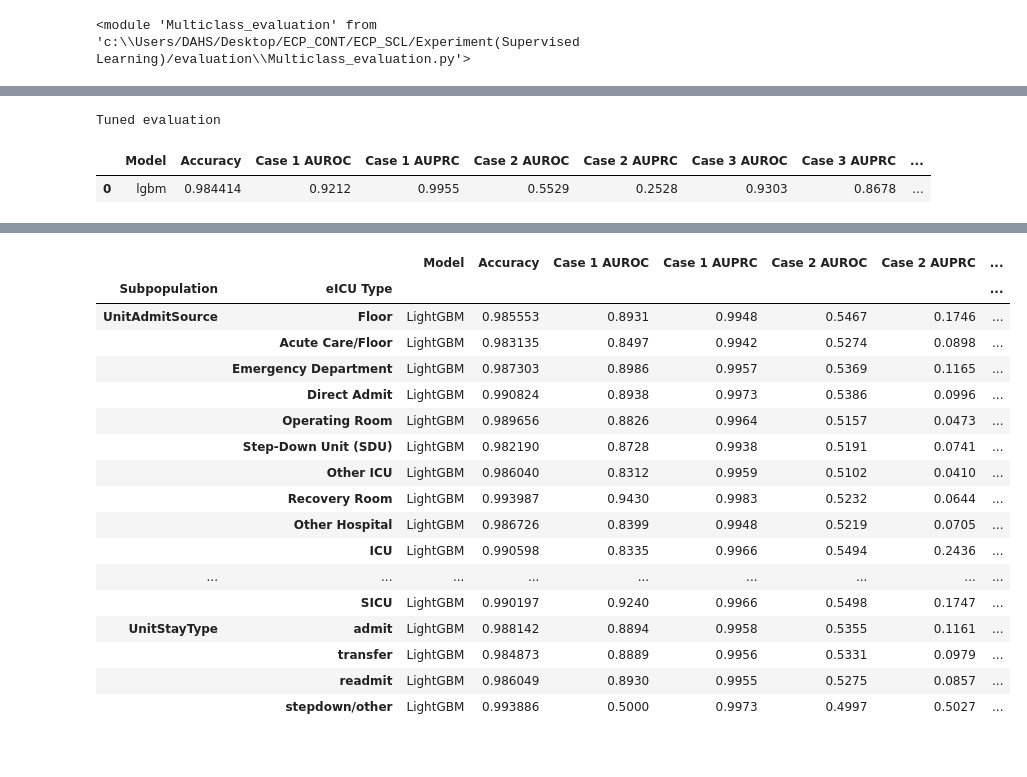
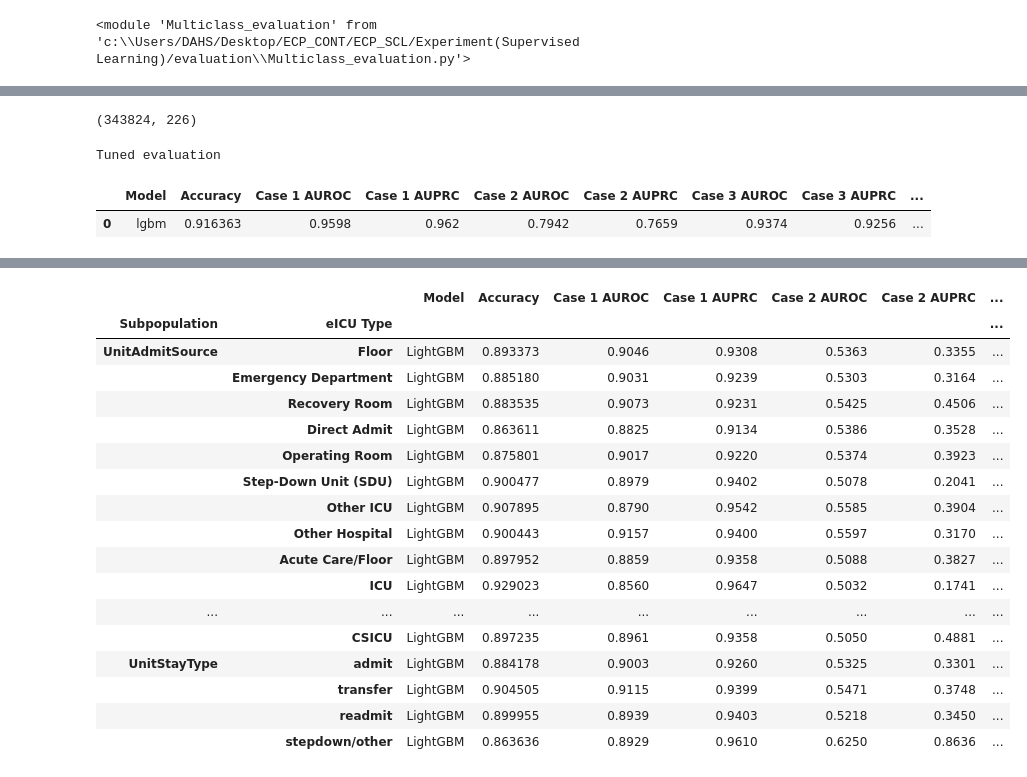
Before and after one commit to Jeong-Eul/CLEAR-Shock, a Jupyter notebook: Experiment(Supervised Learning)/training/Baseline Multiclass.ipynb, the cells around one changed output, grey strips where cells are left out. Saved outputs shown, nothing was run; the diff lists cells and outputs as text; code cells hidden in the pictures.

```diff
--- a/Experiment(Supervised Learning)/training/Baseline Multiclass.ipynb
+++ b/Experiment(Supervised Learning)/training/Baseline Multiclass.ipynb
@@ -157,7 +115,0 @@ result.to_excel(excel_writer='internal_validation_baseline_method.xlsx')
-# %%
-reload(Multiclass_evaluation)
-
-X_train, y_train, output = split.split_X_Y(mimic_train[mimic_train['stay_id'].isin(eventset.stay_id.unique())], mode = 'mimic')
-X_valid, y_valid, valid_output = split.split_X_Y(mimic_valid[mimic_valid['stay_id'].isin(eventset.stay_id.unique())], mode = 'mimic')
-
-models, result = Multiclass_evaluation.create_analysis(eventset, X_train, y_train, X_valid, valid_output, mode = 'base')
@@ -171,0 +116,11 @@ models, result = Multiclass_evaluation.create_analysis(eventset, X_train, y_trai
+# %%
+lgbm_wrapper = LGBMClassifier(n_estimators = 10, random_state = 42, extra_trees = True, verbose=-1)
+
+lgbm_wrapper.fit(X_train, y_train)
+
+valid_preds = lgbm_wrapper.predict(X_valid)
+valid_output['prediction_label'] = valid_preds
+valid_output['prediction_prob_1'] = lgbm_wrapper.predict_proba(X_valid)[:,0]
+valid_output['prediction_prob_2'] = lgbm_wrapper.predict_proba(X_valid)[:,1]
+valid_output['prediction_prob_3'] = lgbm_wrapper.predict_proba(X_valid)[:,2]
+valid_output['prediction_prob_4'] = lgbm_wrapper.predict_proba(X_valid)[:,3]
@@ -185,17 +173,16 @@ reload(classifier_ML)
 
 sampler = TPESampler(seed=10)
 
-X_train, y_train, output = split.split_X_Y(mimic_train[mimic_train['stay_id'].isin(eventset.stay_id.unique())], mode = 'mimic')
-X_valid, y_valid, valid_output = split.split_X_Y(mimic_valid, mode = 'mimic')
-
 def objective(trial):
 
     param = {
         'objective': 'multiclass',
         'verbose': -1,
         'metric': 'multi_logloss',
+        'extra_trees': trial.suggest_categorical('extra_trees', [True, False]),
+        'class_weight': trial.suggest_categorical('class_weight', ['balanced', None]),
         "num_class": 4,
-        'max_depth': trial.suggest_int('max_depth',10, 100),
+        'max_depth': trial.suggest_int('max_depth',10, 300),
         "lambda_l1": trial.suggest_float("lambda_l1", 1e-8, 10.0, log=True),
         "lambda_l2": trial.suggest_float("lambda_l2", 1e-8, 10.0, log=True),
         'n_estimators': trial.suggest_int('n_estimators', 9, 11),
@@ -204,7 +191,7 @@ def objective(trial):
 
     }
 
-    model = LGBMClassifier(**param, early_stopping_rounds=25, extra_trees = True, random_state =42)
+    model = LGBMClassifier(**param, early_stopping_rounds=25, random_state =42)
     lgb_model = model.fit(X_train, y_train, eval_set=[(X_valid, y_valid)])
     valid_preds = lgb_model.predict(X_valid)
     valid_output['prediction_label'] = valid_preds
@@ -212,7 +199,7 @@ def objective(trial):
 
     result = Multiclass_evaluation.MULT_evaluation(valid_output, eventset, 'lgbm', 'mimic')
 
-    return result['Case 2 Score'].values[0]
+    return result['Case 2 AUPRC'].values[0]
 
 study_lgb = optuna.create_study(direction='maximize', sampler=sampler)
 study_lgb.optimize(objective, n_trials=30)
@@ -250,16 +226,14 @@ KeyboardInterrupt:
+# %%
+X_train.shape
+# %% [output]
+(343824, 226)
 # %%
 reload(Multiclass_evaluation)
 
-# lgbm_tune = LGBMClassifier(max_depth = 82, lambda_l1 = 8.712893661203505e-06, lambda_l2 = 6.936859625682649e-06,
-#                            learning_rate = 0.00035344989482578203,
-#                            n_estimators = 10, min_child_samples = 6, subsample = 0.6049342836247393,
-#                            random_state = 42, extra_trees = True, verbose=-1, class_weight='balanced')
+lgbm_tune = LGBMClassifier(max_depth = 16, lambda_l1 =  0.00931643639022381, lambda_l2 = 5.281604602569073e-05,
 
-
-lgbm_tune = LGBMClassifier(max_depth = 82, lambda_l1 = 8.712893661203505e-06, lambda_l2 = 6.936859625682649e-06,
-
-                           n_estimators = 10, min_child_samples = 6, subsample = 0.6049342836247393,
-                           random_state = 42, extra_trees = True, verbose=-1)
+                           n_estimators = 11, min_child_samples = 5, subsample =  0.43471511774827337,
+                           random_state = 42, extra_trees = False, verbose=-1)
 
 
 lgbm_tune.fit(X_train, y_train)
@@ -273,10 +247,10 @@ print('Tuned evaluation')
 display(validation_tune)
 
 result_external = Multiclass_evaluation.external_evaluation(unitadmitsource, unittype, unitstaytype, lgbm_tune, 'LightGBM', event_eicu)
-result_external.to_excel(excel_writer='external_validation_baseline_method.xlsx')
+# result_external.to_excel(excel_writer='external_validation_baseline_method.xlsx')
 # %% [output]
 Tuned evaluation
 |  | Model | Accuracy | Case 1 AUROC | Case 1 AUPRC | Case 2 AUROC | Case 2 AUPRC | Case 3 AUROC | Case 3 AUPRC | ... |
-| 0 | lgbm | 0.984414 | 0.9212 | 0.9955 | 0.5529 | 0.2528 | 0.9303 | 0.8678 | ... |
+| 0 | lgbm | 0.916363 | 0.9598 | 0.962 | 0.7942 | 0.7659 | 0.9374 | 0.9256 | ... |
 [Starting eICU-Test]
 eICU-UnitAdmitSource...
@@ -286,18 +268,18 @@ ZeroDivisionError
 |  |  | Model | Accuracy | Case 1 AUROC | Case 1 AUPRC | Case 2 AUROC | Case 2 AUPRC | ... |
 | Subpopulation | eICU Type |  |  |  |  |  |  | ... |
-| UnitAdmitSource | Floor | LightGBM | 0.985553 | 0.8931 | 0.9948 | 0.5467 | 0.1746 | ... |
-|  | Acute Care/Floor | LightGBM | 0.983135 | 0.8497 | 0.9942 | 0.5274 | 0.0898 | ... |
-|  | Emergency Department | LightGBM | 0.987303 | 0.8986 | 0.9957 | 0.5369 | 0.1165 | ... |
-|  | Direct Admit | LightGBM | 0.990824 | 0.8938 | 0.9973 | 0.5386 | 0.0996 | ... |
-|  | Operating Room | LightGBM | 0.989656 | 0.8826 | 0.9964 | 0.5157 | 0.0473 | ... |
-|  | Step-Down Unit (SDU) | LightGBM | 0.982190 | 0.8728 | 0.9938 | 0.5191 | 0.0741 | ... |
-|  | Other ICU | LightGBM | 0.986040 | 0.8312 | 0.9959 | 0.5102 | 0.0410 | ... |
-|  | Recovery Room | LightGBM | 0.993987 | 0.9430 | 0.9983 | 0.5232 | 0.0644 | ... |
-|  | Other Hospital | LightGBM | 0.986726 | 0.8399 | 0.9948 | 0.5219 | 0.0705 | ... |
-|  | ICU | LightGBM | 0.990598 | 0.8335 | 0.9966 | 0.5494 | 0.2436 | ... |
+| UnitAdmitSource | Floor | LightGBM | 0.893373 | 0.9046 | 0.9308 | 0.5363 | 0.3355 | ... |
+|  | Emergency Department | LightGBM | 0.885180 | 0.9031 | 0.9239 | 0.5303 | 0.3164 | ... |
+|  | Recovery Room | LightGBM | 0.883535 | 0.9073 | 0.9231 | 0.5425 | 0.4506 | ... |
+|  | Direct Admit | LightGBM | 0.863611 | 0.8825 | 0.9134 | 0.5386 | 0.3528 | ... |
+|  | Operating Room | LightGBM | 0.875801 | 0.9017 | 0.9220 | 0.5374 | 0.3923 | ... |
+|  | Step-Down Unit (SDU) | LightGBM | 0.900477 | 0.8979 | 0.9402 | 0.5078 | 0.2041 | ... |
+|  | Other ICU | LightGBM | 0.907895 | 0.8790 | 0.9542 | 0.5585 | 0.3904 | ... |
+|  | Other Hospital | LightGBM | 0.900443 | 0.9157 | 0.9400 | 0.5597 | 0.3170 | ... |
+|  | Acute Care/Floor | LightGBM | 0.897952 | 0.8859 | 0.9358 | 0.5088 | 0.3827 | ... |
+|  | ICU | LightGBM | 0.929023 | 0.8560 | 0.9647 | 0.5032 | 0.1741 | ... |
 | ... | ... | ... | ... | ... | ... | ... | ... | ... |
-|  | SICU | LightGBM | 0.990197 | 0.9240 | 0.9966 | 0.5498 | 0.1747 | ... |
-| UnitStayType | admit | LightGBM | 0.988142 | 0.8894 | 0.9958 | 0.5355 | 0.1161 | ... |
-|  | transfer | LightGBM | 0.984873 | 0.8889 | 0.9956 | 0.5331 | 0.0979 | ... |
-|  | readmit | LightGBM | 0.986049 | 0.8930 | 0.9955 | 0.5275 | 0.0857 | ... |
-|  | stepdown/other | LightGBM | 0.993886 | 0.5000 | 0.9973 | 0.4997 | 0.5027 | ... |
+|  | CSICU | LightGBM | 0.897235 | 0.8961 | 0.9358 | 0.5050 | 0.4881 | ... |
+| UnitStayType | admit | LightGBM | 0.884178 | 0.9003 | 0.9260 | 0.5325 | 0.3301 | ... |
+|  | transfer | LightGBM | 0.904505 | 0.9115 | 0.9399 | 0.5471 | 0.3748 | ... |
+|  | readmit | LightGBM | 0.899955 | 0.8939 | 0.9403 | 0.5218 | 0.3450 | ... |
+|  | stepdown/other | LightGBM | 0.863636 | 0.8929 | 0.9610 | 0.6250 | 0.8636 | ... |
```
Also changed, not shown: parts of 18 cells of this notebook, 10 other files.
